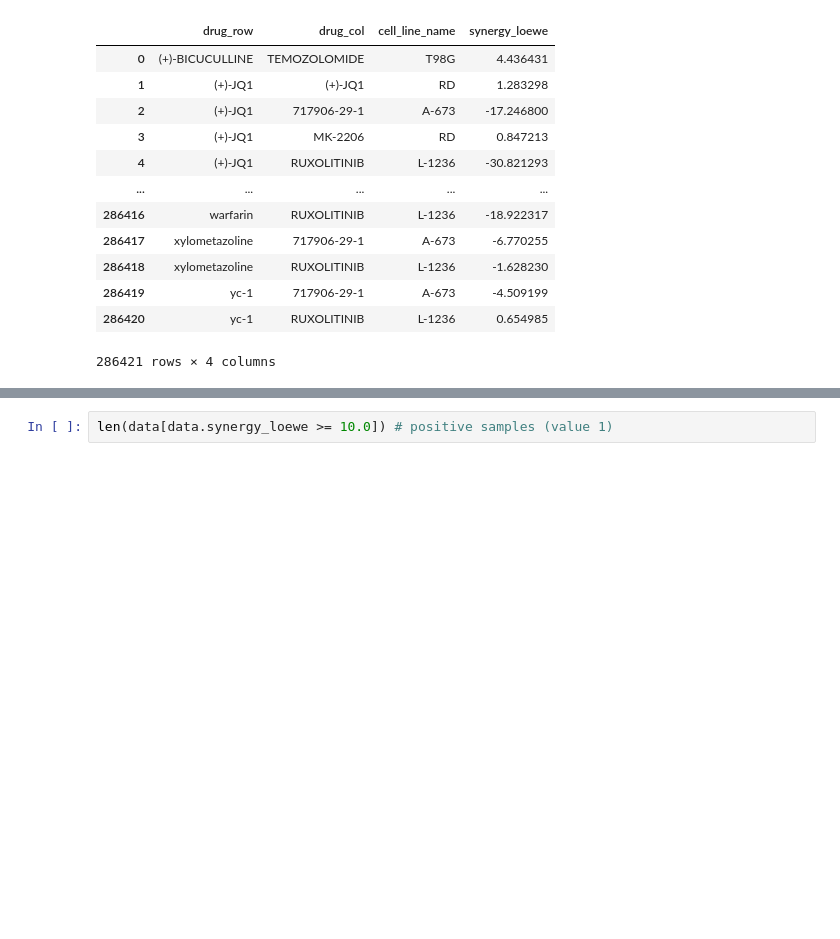
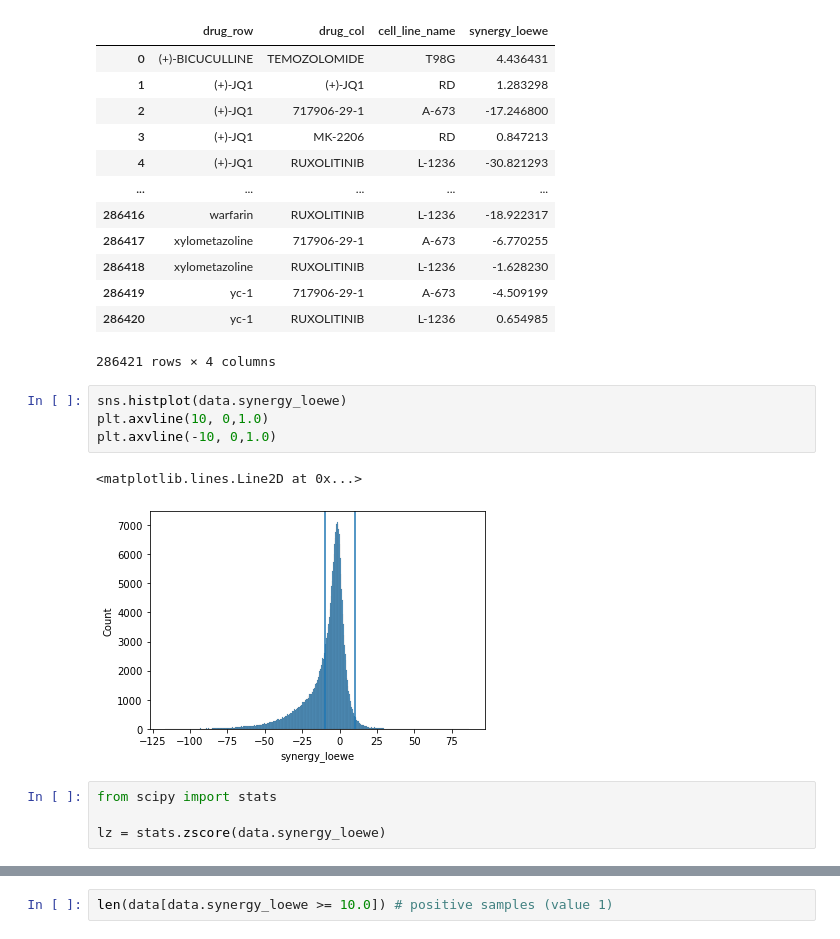
Before and after one commit to uzh-dqbm-cmi/graphnn, a Jupyter notebook: notebooks/DeepAdr_dataset-MatchMaker-Pubchem.ipynb, the cells around one changed output, grey strips where cells are left out. Saved outputs shown, nothing was run; the diff lists cells and outputs as text; blank space fills up the shorter version.

```diff
--- a/notebooks/DeepAdr_dataset-MatchMaker-Pubchem.ipynb
+++ b/notebooks/DeepAdr_dataset-MatchMaker-Pubchem.ipynb
@@ -91,4 +91,15 @@ data
 | 286419 | yc-1 | 717906-29-1 | A-673 | -4.509199 |
 | 286420 | yc-1 | RUXOLITINIB | L-1236 | 0.654985 |
 286421 rows × 4 columns
+# %%
+sns.histplot(data.synergy_loewe)
+plt.axvline(10, 0,1.0)
+plt.axvline(-10, 0,1.0)
+# %% [output]
+<matplotlib.lines.Line2D at 0x...>
+[figure, added]
+# %%
+from scipy import stats
+
+lz = stats.zscore(data.synergy_loewe)
 # %%
```
Also changed, not shown: parts of 2 cells of this notebook, 2 other files.
